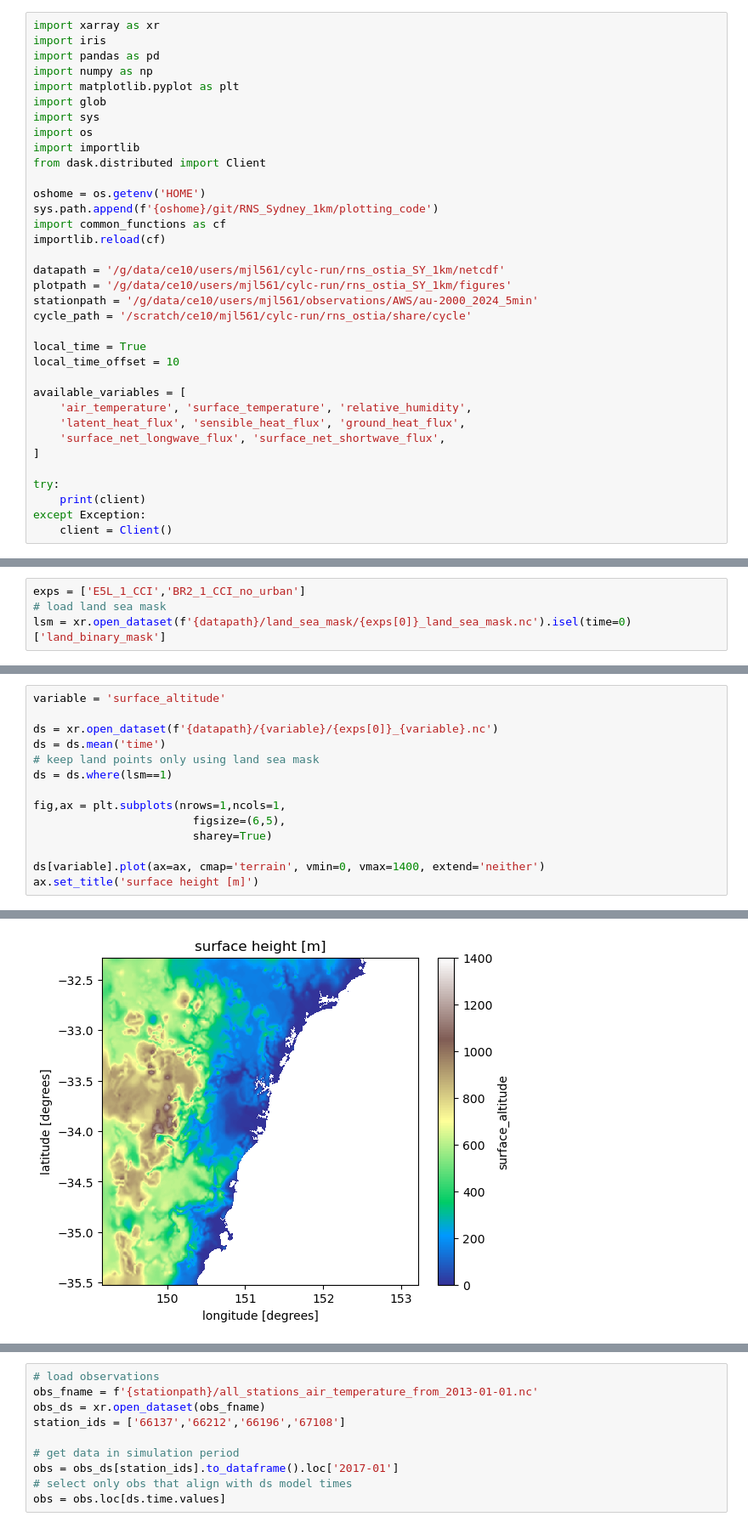
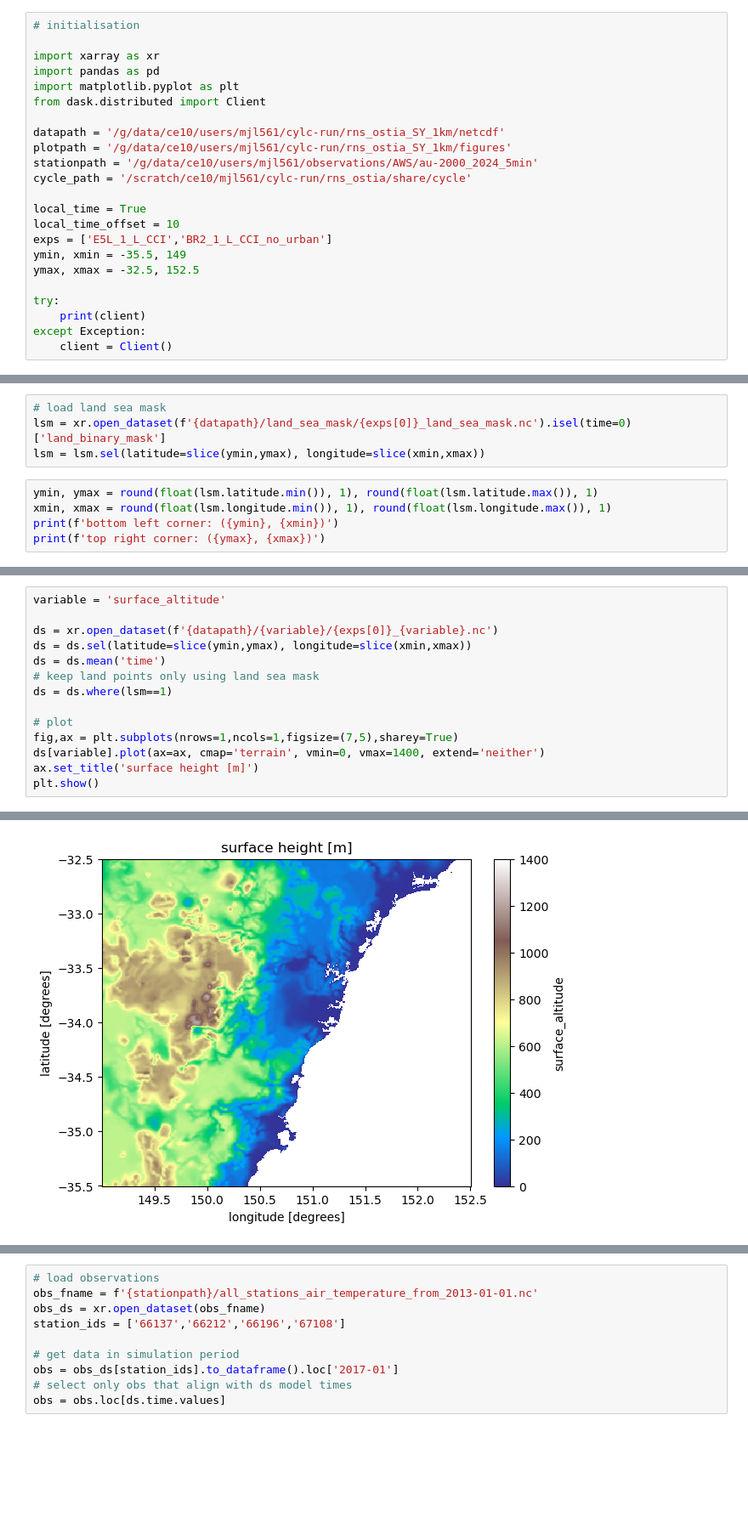
Before and after one commit to 21centuryweather/RNS_Sydney_1km, a Jupyter notebook: plotting_code/nb_lab.ipynb, the cells around one changed output, grey strips where cells are left out. Shown at 85% size. Drawn from its saved outputs; the diff is of its cells as text; blank space fills up the shorter version.

```diff
--- a/plotting_code/nb_lab.ipynb
+++ b/plotting_code/nb_lab.ipynb
@@ -3,19 +9,10 @@ This lab uses Python in "Notebook" interface. You'll not need to run any code, b
 # %%
+# initialisation
+
 import xarray as xr
-import iris
 import pandas as pd
-import numpy as np
 import matplotlib.pyplot as plt
-import glob
-import sys
-import os
-import importlib
 from dask.distributed import Client
-
-oshome = os.getenv('HOME')
-sys.path.append(f'{oshome}/git/RNS_Sydney_1km/plotting_code')
-import common_functions as cf
-importlib.reload(cf)
 
 datapath = '/g/data/ce10/users/mjl561/cylc-run/rns_ostia_SY_1km/netcdf'
 plotpath = '/g/data/ce10/users/mjl561/cylc-run/rns_ostia_SY_1km/figures'
@@ -24,12 +21,9 @@ cycle_path = '/scratch/ce10/mjl561/cylc-run/rns_ostia/share/cycle'
 
 local_time = True
 local_time_offset = 10
-
-available_variables = [
-    'air_temperature', 'surface_temperature', 'relative_humidity',
-    'latent_heat_flux', 'sensible_heat_flux', 'ground_heat_flux',
-    'surface_net_longwave_flux', 'surface_net_shortwave_flux',
-]
+exps = ['E5L_1_L_CCI','BR2_1_L_CCI_no_urban']
+ymin, xmin = -35.5, 149
+ymax, xmax = -32.5, 152.5
 
 try:
     print(client)
@@ -40,4 +34,9 @@ except Exception:
 # %%
-exps = ['E5L_1_CCI','BR2_1_CCI_no_urban']
 # load land sea mask
 lsm = xr.open_dataset(f'{datapath}/land_sea_mask/{exps[0]}_land_sea_mask.nc').isel(time=0)['land_binary_mask']
+lsm = lsm.sel(latitude=slice(ymin,ymax), longitude=slice(xmin,xmax))
+# %%
+ymin, ymax = round(float(lsm.latitude.min()), 1), round(float(lsm.latitude.max()), 1)
+xmin, xmax = round(float(lsm.longitude.min()), 1), round(float(lsm.longitude.max()), 1)
+print(f'bottom left corner: ({ymin}, {xmin})')
+print(f'top right corner: ({ymax}, {xmax})')
@@ -48,14 +55,14 @@ With reference to the figure below, describe how you expect average temperature
 variable = 'surface_altitude'
 
 ds = xr.open_dataset(f'{datapath}/{variable}/{exps[0]}_{variable}.nc')
+ds = ds.sel(latitude=slice(ymin,ymax), longitude=slice(xmin,xmax))
 ds = ds.mean('time')
 # keep land points only using land sea mask
 ds = ds.where(lsm==1)
 
-fig,ax = plt.subplots(nrows=1,ncols=1,
-                        figsize=(6,5),
-                        sharey=True)
-
+# plot
+fig,ax = plt.subplots(nrows=1,ncols=1,figsize=(7,5),sharey=True)
 ds[variable].plot(ax=ax, cmap='terrain', vmin=0, vmax=1400, extend='neither')
 ax.set_title('surface height [m]')
+plt.show()
 # %% [output]
@@ -63 +69 @@ Text(0.5, 1.0, 'surface height [m]')
-[figure, old version]
+[figure, new version]
```
Also changed, not shown: parts of 21 cells of this notebook.
